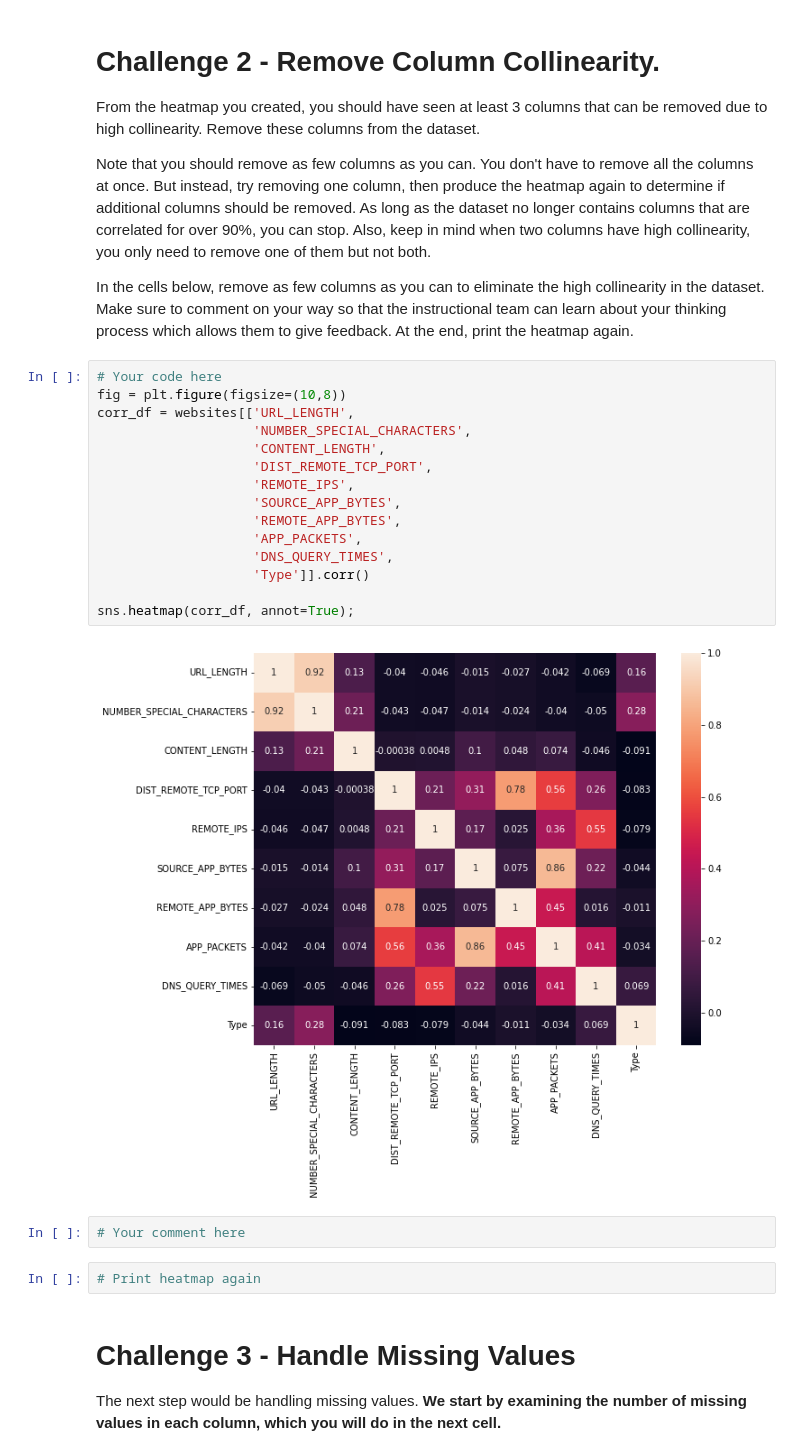
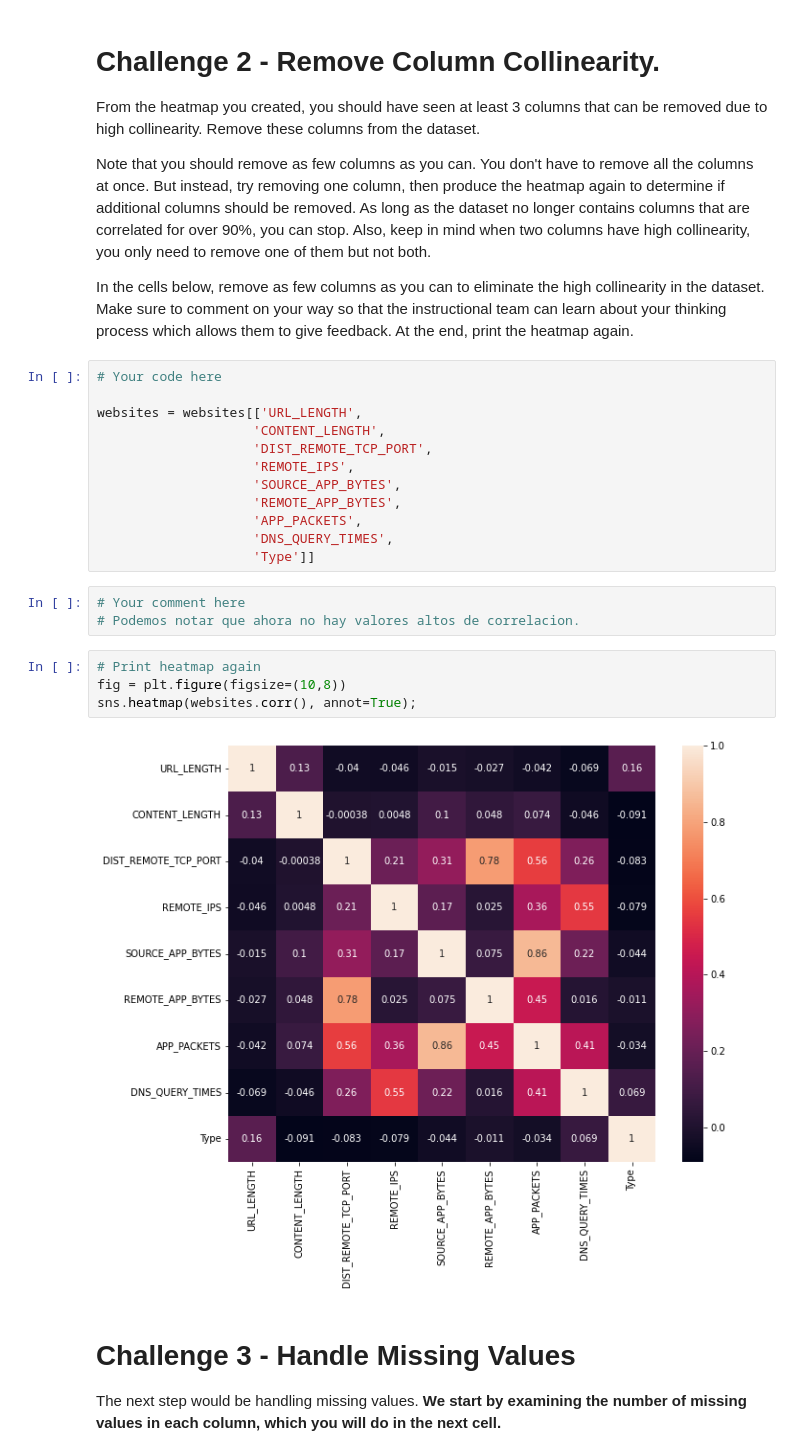
Before and after one commit to Data-FT-MX/lab_supervised, a Jupyter notebook: your-code/main.ipynb, the cells around one changed output. Drawn from its saved outputs; the diff is of its cells as text.

```diff
--- a/your-code/main.ipynb
+++ b/your-code/main.ipynb
@@ -104,9 +104,8 @@ Note that you should remove as few columns as you can. You don't have to remove
 In the cells below, remove as few columns as you can to eliminate the high collinearity in the dataset. Make sure to comment on your way so that the instructional team can learn about your thinking process which allows them to give feedback. At the end, print the heatmap again.
 # %%
 # Your code here
-fig = plt.figure(figsize=(10,8))
-corr_df = websites[['URL_LENGTH',
-                    'NUMBER_SPECIAL_CHARACTERS',
+
+websites = websites[['URL_LENGTH',
                     'CONTENT_LENGTH',
                     'DIST_REMOTE_TCP_PORT',
                     'REMOTE_IPS',
@@ -114,15 +113,16 @@ corr_df = websites[['URL_LENGTH',
                     'REMOTE_APP_BYTES',
                     'APP_PACKETS',
                     'DNS_QUERY_TIMES',
-                    'Type']].corr()
-
-sns.heatmap(corr_df, annot=True);
+                    'Type']]
-# %% [output]
-[figure, removed]
-# %%
-# Your comment here
-# %%
-# Print heatmap again
+# %%
+# Your comment here
+# Podemos notar que ahora no hay valores altos de correlacion.
+# %%
+# Print heatmap again
+fig = plt.figure(figsize=(10,8))
+sns.heatmap(websites.corr(), annot=True);
+# %% [output]
+[figure, added]
 # %% [markdown]
 # Challenge 3 - Handle Missing Values
 
```
Also changed, not shown: parts of 6 cells of this notebook.
